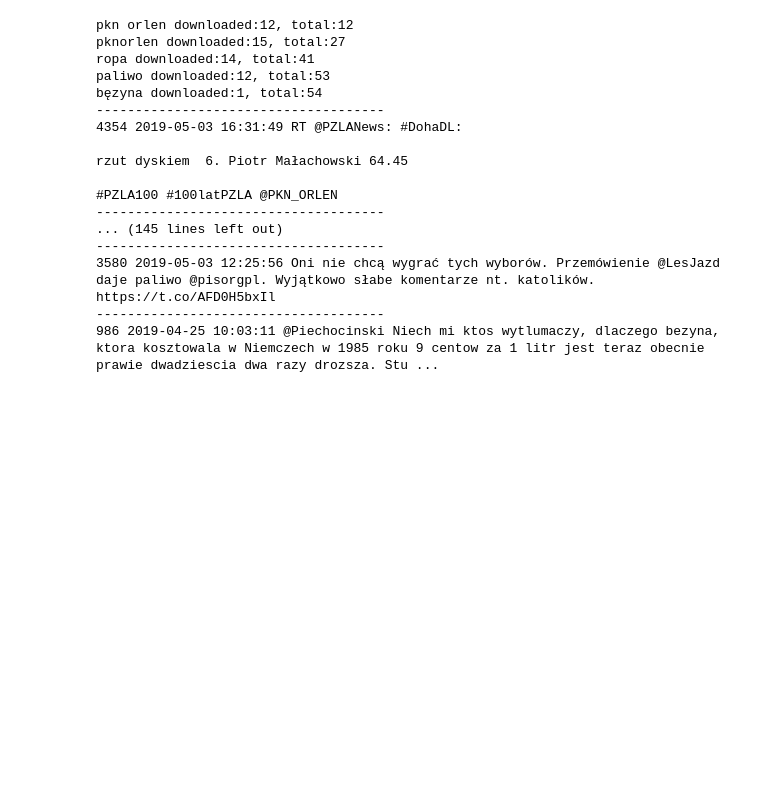
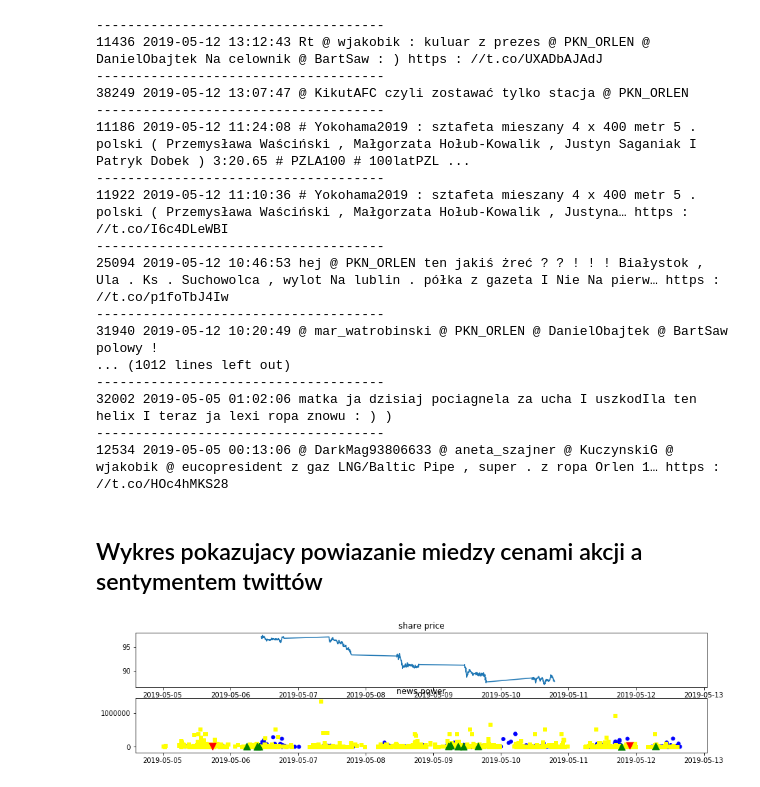
Before and after one commit to Toadstool/NewsIndicator, a Jupyter notebook: case_study_PKN_ORLEN.ipynb, the cells around one changed output. Drawn from its saved outputs; the diff is of its cells as text; code cells hidden in the pictures; blank space fills up the shorter version.

```diff
--- a/case_study_PKN_ORLEN.ipynb
+++ b/case_study_PKN_ORLEN.ipynb
@@ -15,25 +18,50 @@ Twitty dla spółki PKN ORLEN
 # %%
 from twitt_processing import TwittProcessing
+from twitter import Twitt
 twp= TwittProcessing()
-twt =  twp.download('PKNORLEN')
+
+twp. KeyWords= { 'PKNORLEN' : {
+                    'search': ['pkn orlen','ropa'] ,
+                    'ignore':['bolid','smaczny','hot dog','medalistka','Lotta','kadet','bieg','sponsor',
+                              'Duszyński','Małachowski','Wyciszkiewicz','Kszczot','Lisek','Kubica','Dąbrowskiego',
+                              'RobertKubicaKlub','WilliamsRacing','Williams','AkademiiInwestowania'],
+                    'sentiment':{
+                        'kuluary':-1,
+                        'wydać':-1,
+                        'lepsza':1,
+                        'tańszy':1
+                        }
+                    }
+               }
+
+twt =  twp.indicator('PKNORLEN','20190512')
 for t in twt:
-    print('-------------------------------------')
-    print(str(t.power)+' ' +str(t.date) +' ' + t.text)
+    if not t.ignore and t.power>10000 and t.sentiment==0:
+        print('-------------------------------------')
+        print(str(t.power)+' ' +str(t.date) +' ' + t.text)
 # %% [output]
-pkn orlen downloaded:12, total:12
-pknorlen downloaded:15, total:27
-ropa downloaded:14, total:41
-paliwo downloaded:12, total:53
-bęzyna downloaded:1, total:54
 -------------------------------------
-4354 2019-05-03 16:31:49 RT @PZLANews: #DohaDL:
-
-rzut dyskiem  6. Piotr Małachowski 64.45
-
-#PZLA100 #100latPZLA @PKN_ORLEN
+11436 2019-05-12 13:12:43 Rt @ wjakobik : kuluar z prezes @ PKN_ORLEN @ DanielObajtek Na celownik @ BartSaw : ) https : //t.co/UXADbAJAdJ
 -------------------------------------
-... (145 lines left out)
+38249 2019-05-12 13:07:47 @ KikutAFC czyli zostawać tylko stacja @ PKN_ORLEN
 -------------------------------------
-3580 2019-05-03 12:25:56 Oni nie chcą wygrać tych wyborów. Przemówienie @LesJazd daje paliwo @pisorgpl. Wyjątkowo słabe komentarze nt. katolików. https://t.co/AFD0H5bxIl
+11186 2019-05-12 11:24:08 # Yokohama2019 : sztafeta mieszany 4 x 400 metr 5 . polski ( Przemysława Waściński , Małgorzata Hołub-Kowalik , Justyn Saganiak I Patryk Dobek ) 3:20.65 # PZLA100 # 100latPZL ...
 -------------------------------------
-986 2019-04-25 10:03:11 @Piechocinski Niech mi ktos wytlumaczy, dlaczego bezyna, ktora kosztowala w Niemczech w 1985 roku 9 centow za 1 litr jest teraz obecnie prawie dwadziescia dwa razy drozsza. Stu ...
+11922 2019-05-12 11:10:36 # Yokohama2019 : sztafeta mieszany 4 x 400 metr 5 . polski ( Przemysława Waściński , Małgorzata Hołub-Kowalik , Justyna… https : //t.co/I6c4DLeWBI
+-------------------------------------
+25094 2019-05-12 10:46:53 hej @ PKN_ORLEN ten jakiś żreć ? ? ! ! ! Białystok , Ula . Ks . Suchowolca , wylot Na lublin . półka z gazeta I Nie Na pierw… https : //t.co/p1foTbJ4Iw
+-------------------------------------
+31940 2019-05-12 10:20:49 @ mar_watrobinski @ PKN_ORLEN @ DanielObajtek @ BartSaw polowy !
+... (1012 lines left out)
+-------------------------------------
+32002 2019-05-05 01:02:06 matka ja dzisiaj pociagnela za ucha I uszkodIla ten helix I teraz ja lexi ropa znowu : ) )
+-------------------------------------
+12534 2019-05-05 00:13:06 @ DarkMag93806633 @ aneta_szajner @ KuczynskiG @ wjakobik @ eucopresident z gaz LNG/Baltic Pipe , super . z ropa Orlen 1… https : //t.co/HOc4hMKS28
+# %% [markdown]
+Wykres pokazujacy powiazanie miedzy cenami akcji a sentymentem twittów
+------------------------------------------------------------------------------------------------------------
+# %%
+import plot_helper
+plot_helper.plot2(data,twt)
+# %% [output]
+[figure, added]
```
Also changed, not shown: parts of 5 cells of this notebook, 3 other files.
